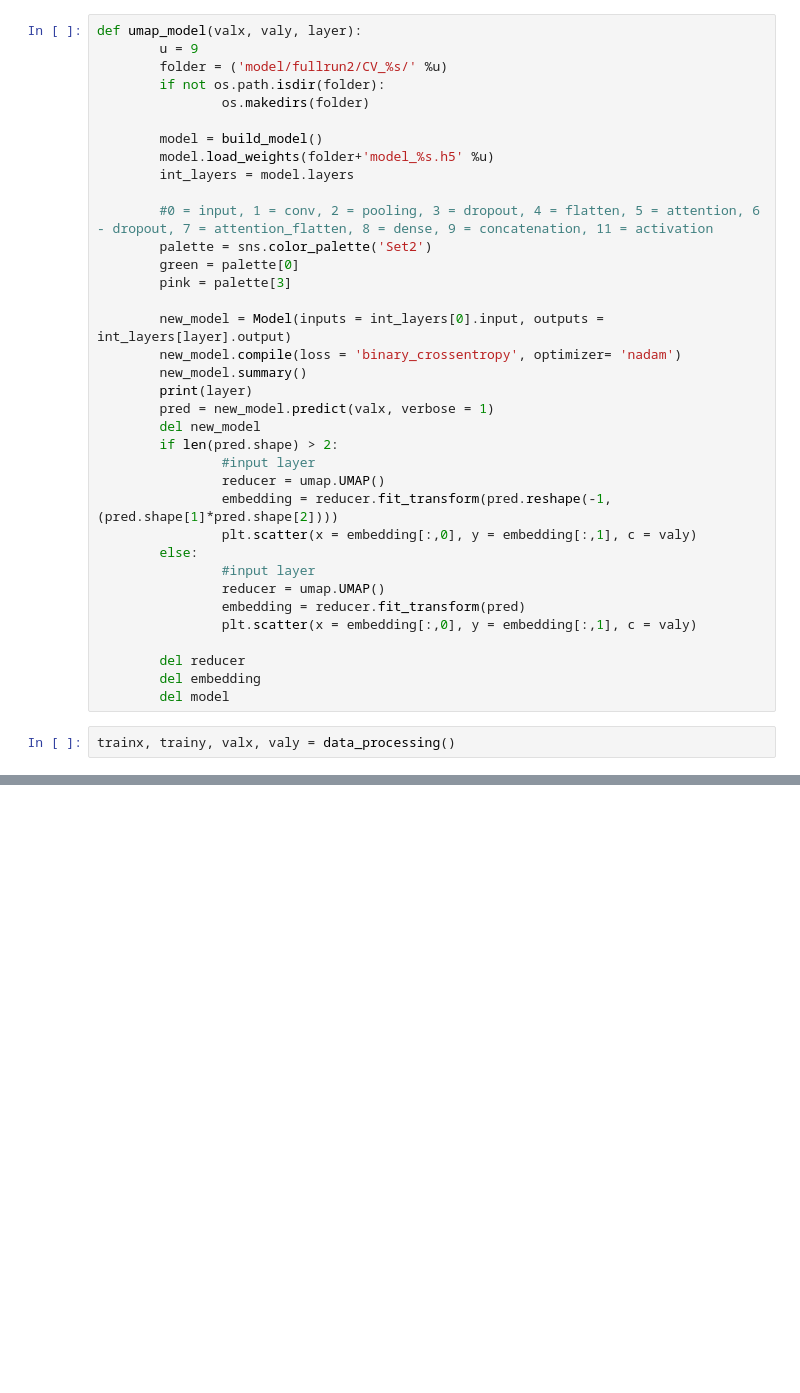
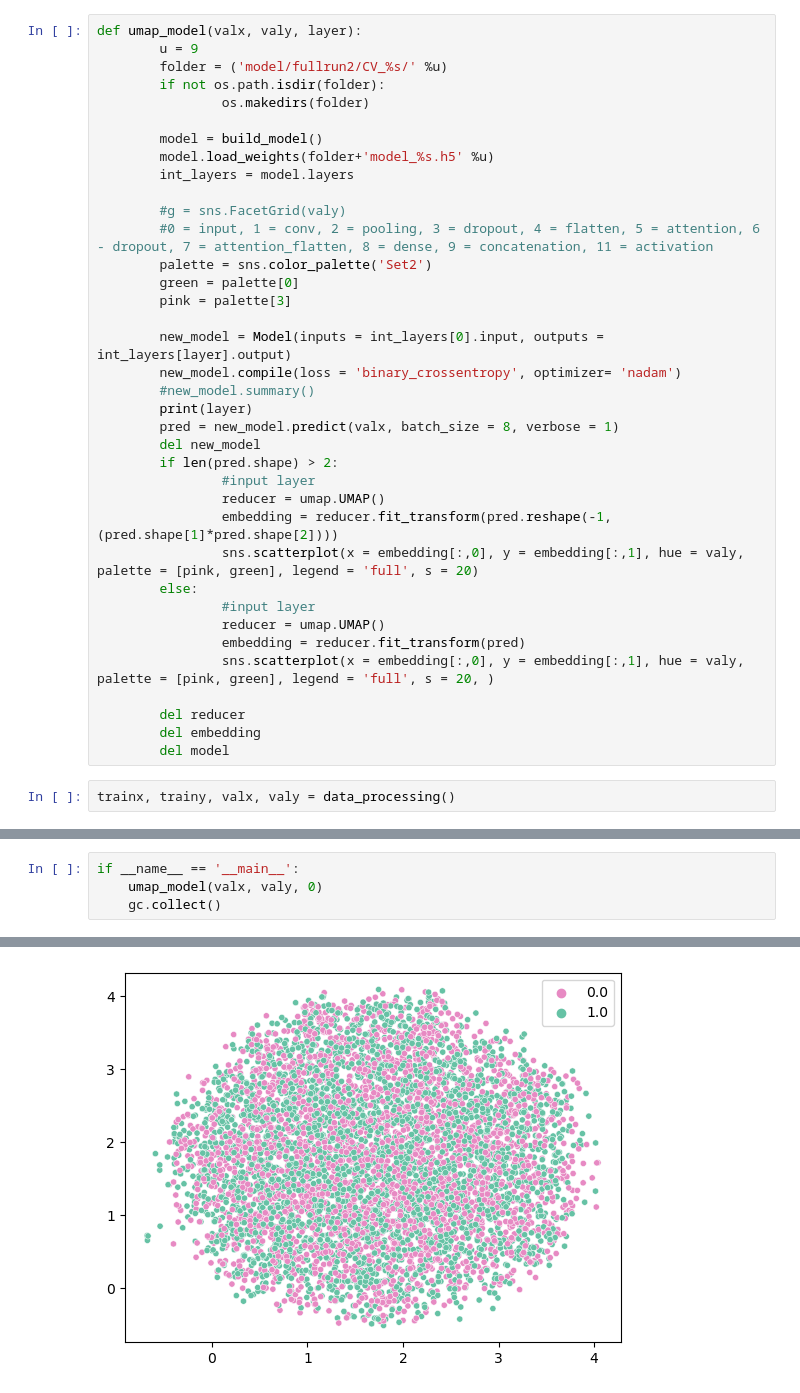
Before and after one commit to jjia1/DeepHTLV, a Jupyter notebook: DeepHTLV_ensemble_weightavg copy.ipynb, the cells around one changed output, grey strips where cells are left out. Saved outputs shown, nothing was run; the diff lists cells and outputs as text; blank space fills up the shorter version.

Commit message:
fixed UMAP

```diff
--- a/DeepHTLV_ensemble_weightavg copy.ipynb
+++ b/DeepHTLV_ensemble_weightavg copy.ipynb
@@ -187,6 +189,7 @@ def umap_model(valx, valy, layer):
         model.load_weights(folder+'model_%s.h5' %u)
         int_layers = model.layers
 
+        #g = sns.FacetGrid(valy)
         #0 = input, 1 = conv, 2 = pooling, 3 = dropout, 4 = flatten, 5 = attention, 6 - dropout, 7 = attention_flatten, 8 = dense, 9 = concatenation, 11 = activation
         palette = sns.color_palette('Set2')
         green = palette[0]
@@ -194,20 +197,20 @@ def umap_model(valx, valy, layer):
 
         new_model = Model(inputs = int_layers[0].input, outputs = int_layers[layer].output)
         new_model.compile(loss = 'binary_crossentropy', optimizer= 'nadam')
-        new_model.summary()
+        #new_model.summary()
         print(layer)
-        pred = new_model.predict(valx, verbose = 1)
+        pred = new_model.predict(valx, batch_size = 8, verbose = 1)
         del new_model
         if len(pred.shape) > 2:
                 #input layer
                 reducer = umap.UMAP()
                 embedding = reducer.fit_transform(pred.reshape(-1, (pred.shape[1]*pred.shape[2])))
-                plt.scatter(x = embedding[:,0], y = embedding[:,1], c = valy)
+                sns.scatterplot(x = embedding[:,0], y = embedding[:,1], hue = valy, palette = [pink, green], legend = 'full', s = 20)
         else:
                 #input layer
                 reducer = umap.UMAP()
                 embedding = reducer.fit_transform(pred)
-                plt.scatter(x = embedding[:,0], y = embedding[:,1], c = valy)
+                sns.scatterplot(x = embedding[:,0], y = embedding[:,1], hue = valy, palette = [pink, green], legend = 'full', s = 20, )
 
         del reducer
         del embedding
@@ -243,0 +220,5 @@ ________________________________________________________________________________
+# %%
+if __name__ == '__main__':
+	umap_model(valx, valy, 0)
+	gc.collect()
+# %% [output]
@@ -243,0 +228 @@ ________________________________________________________________________________
+[figure, added]
```
Also changed, not shown: parts of 15 cells of this notebook.
